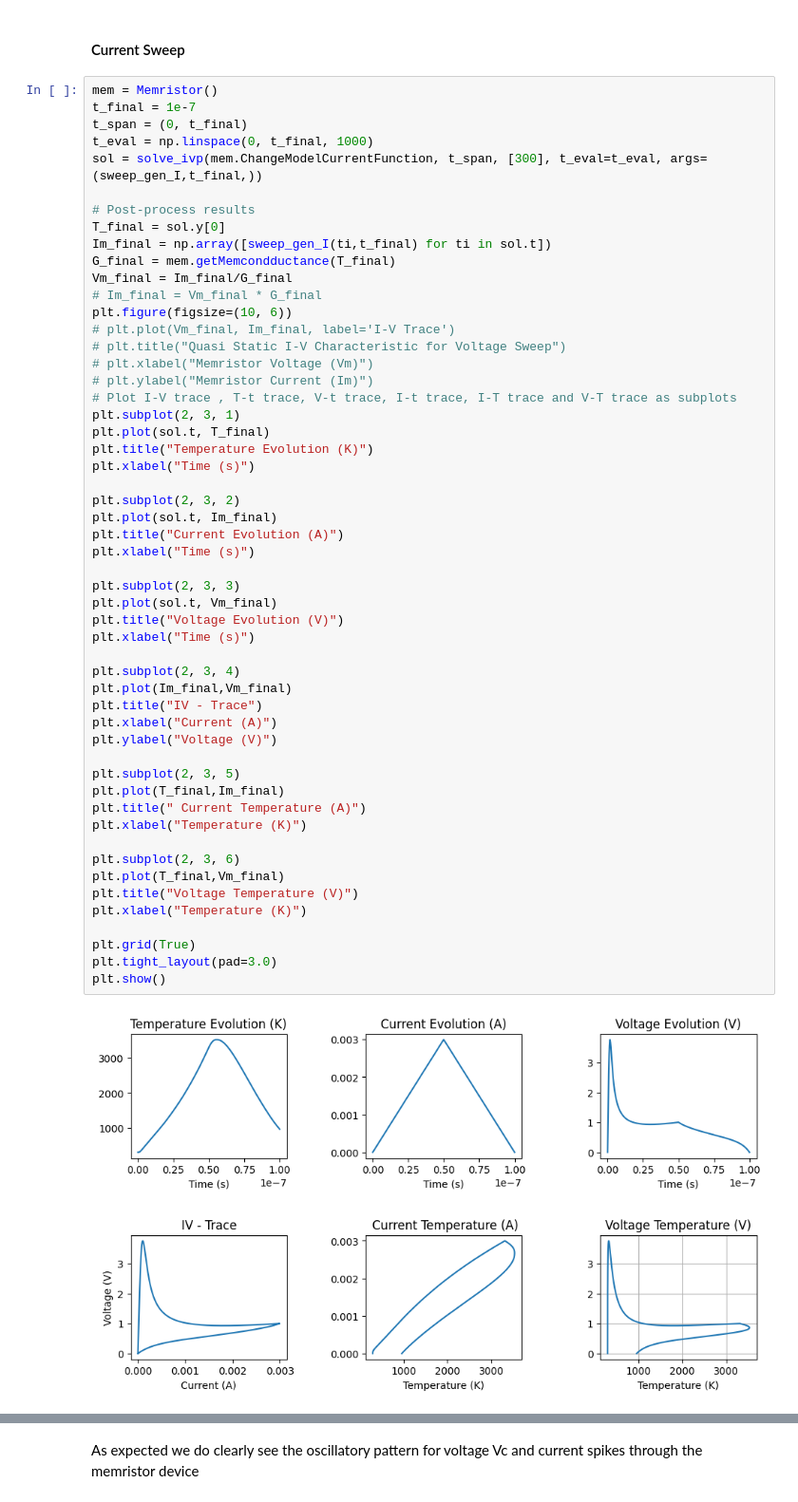
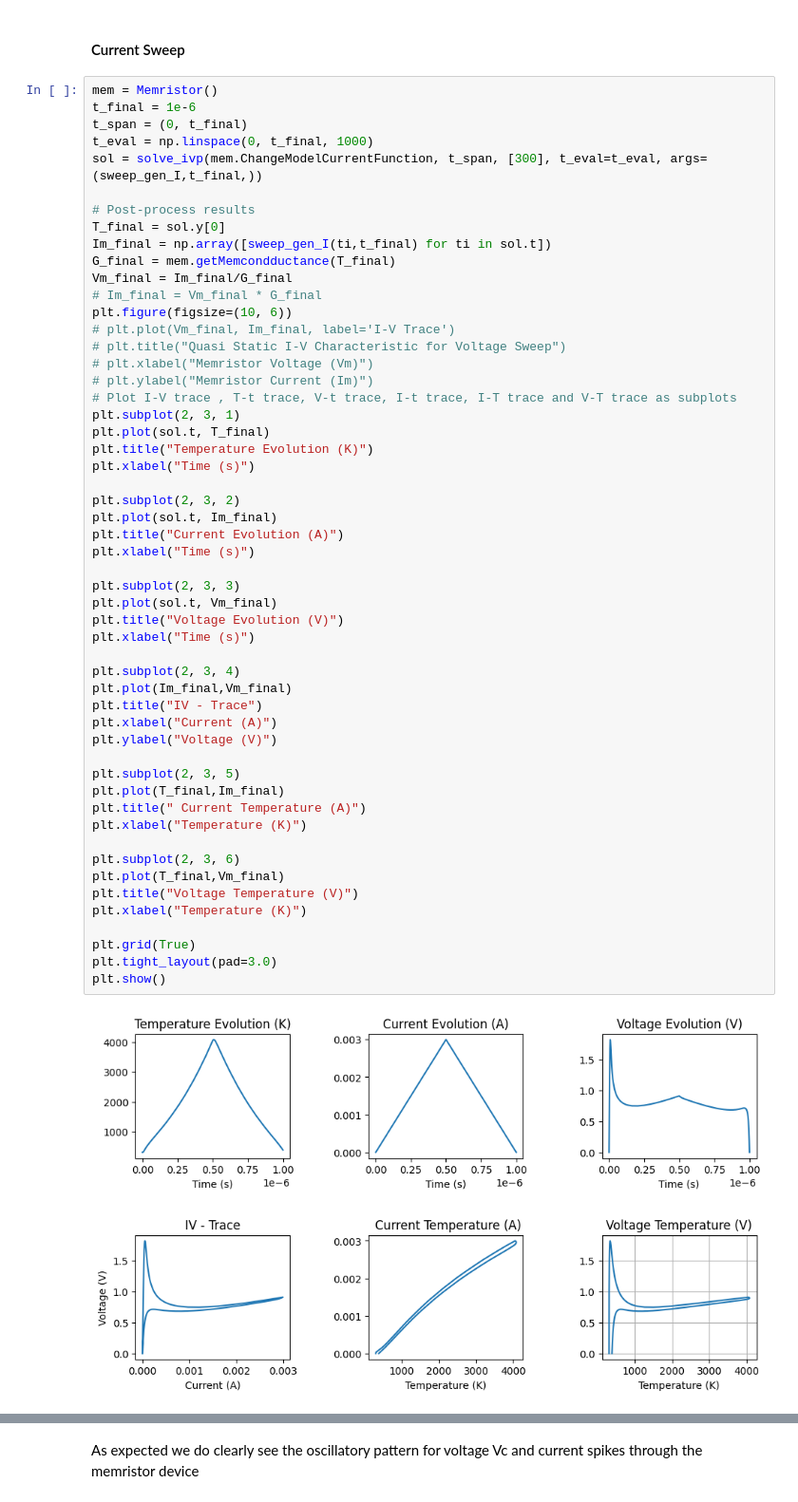
Before and after one commit to Sumalyo/MONN_work, a Jupyter notebook: Memristor_Tasks.ipynb, the cells around one changed output, grey strips where cells are left out. Shown at 95% size. Saved outputs shown, nothing was run; the diff lists cells and outputs as text.

```diff
--- a/Memristor_Tasks.ipynb
+++ b/Memristor_Tasks.ipynb
@@ -231,7 +237,7 @@ plt.show()
 #### Current Sweep
 # %%
 mem = Memristor()
-t_final = 1e-7
+t_final = 1e-6
 t_span = (0, t_final)
 t_eval = np.linspace(0, t_final, 1000)
 sol = solve_ivp(mem.ChangeModelCurrentFunction, t_span, [300], t_eval=t_eval, args=(sweep_gen_I,t_final,))
@@ -256,34 +262,34 @@ plt.xlabel("Time (s)")
 plt.subplot(2, 3, 2)
 plt.plot(sol.t, Im_final)
 plt.title("Current Evolution (A)")
 plt.xlabel("Time (s)")
 
 plt.subplot(2, 3, 3)
 plt.plot(sol.t, Vm_final)
 plt.title("Voltage Evolution (V)")
 plt.xlabel("Time (s)")
 
 plt.subplot(2, 3, 4)
 plt.plot(Im_final,Vm_final)
 plt.title("IV - Trace")
 plt.xlabel("Current (A)")
 plt.ylabel("Voltage (V)")
 
 plt.subplot(2, 3, 5)
 plt.plot(T_final,Im_final)
 plt.title(" Current Temperature (A)")
 plt.xlabel("Temperature (K)")
 
 plt.subplot(2, 3, 6)
 plt.plot(T_final,Vm_final)
 plt.title("Voltage Temperature (V)")
 plt.xlabel("Temperature (K)")
 
 plt.grid(True)
 plt.tight_layout(pad=3.0)
 plt.show()
 # %% [output]
-[figure, old version]
+[figure, new version]
 # %%
 class MemristorCell:
     def __init__(self, memristor_instance) -> None:
```
Also changed, not shown: parts of 7 cells of this notebook.
